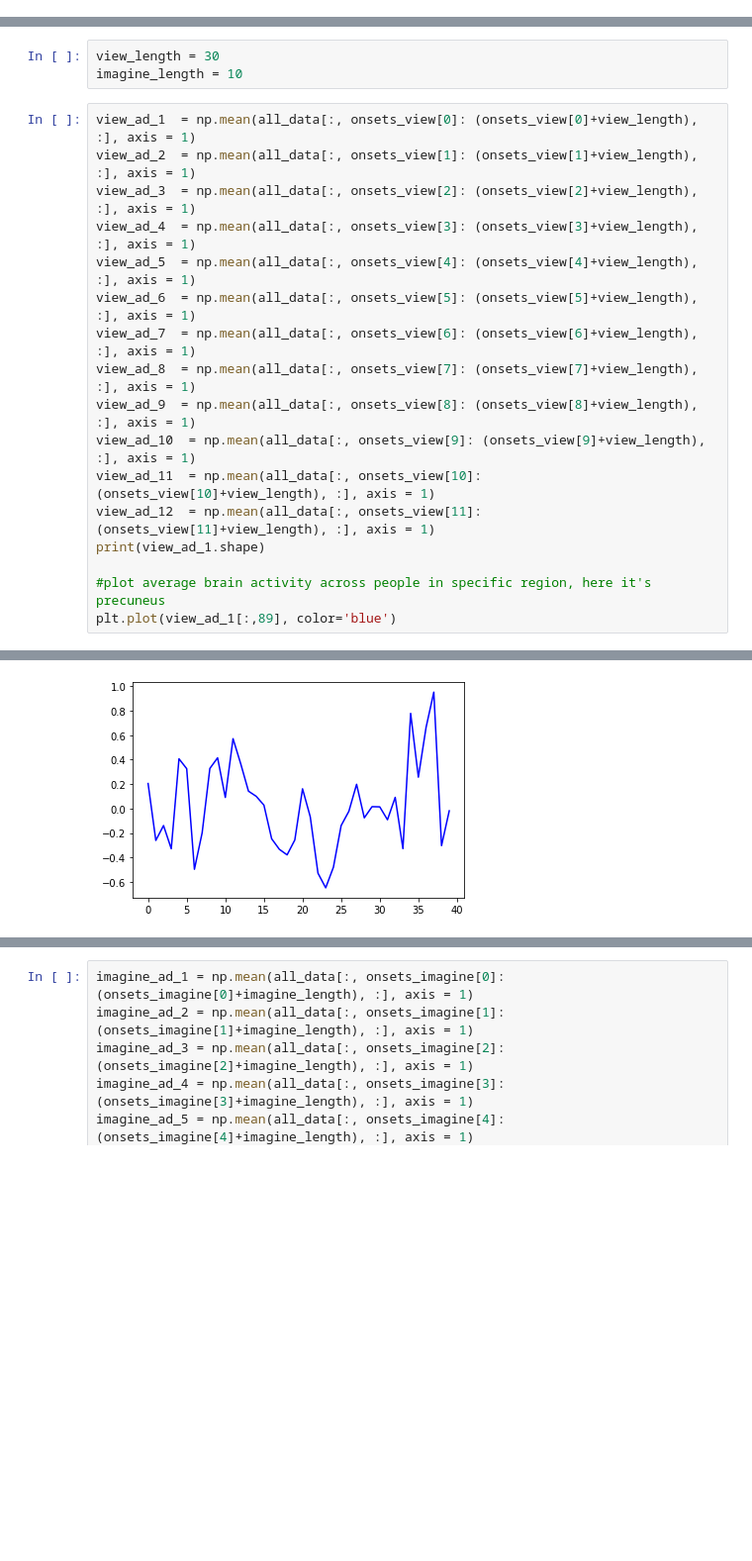
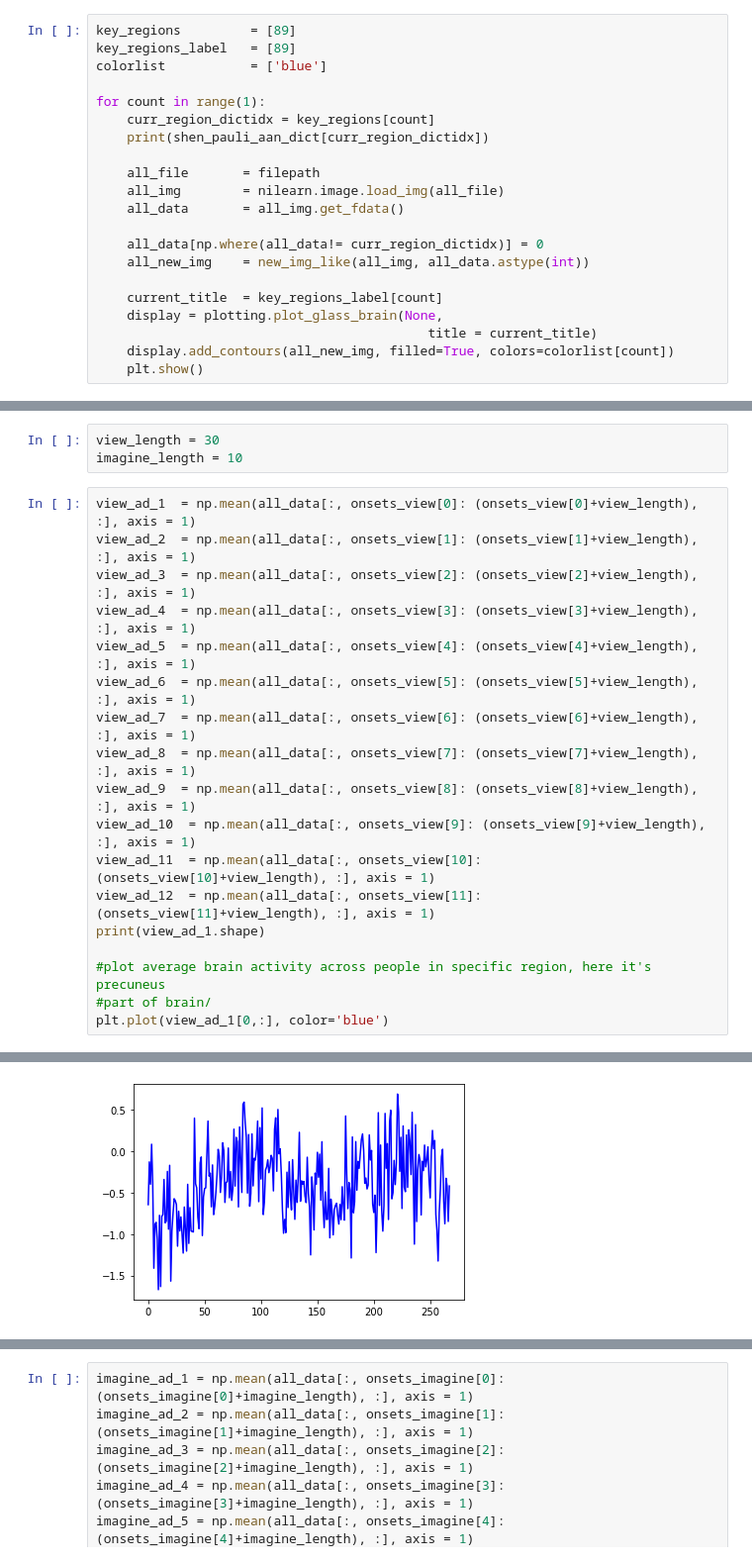
Before and after one commit to shelbywilcox/realcost_memory_isc, a Jupyter notebook: scripts/cmse_analysis_01.ipynb, the cells around one changed output, grey strips where cells are left out. Shown: that part at 99% size. Drawn from its saved outputs; the diff is of its cells as text; blank space fills up the shorter version.

```diff
--- a/scripts/cmse_analysis_01.ipynb
+++ b/scripts/cmse_analysis_01.ipynb
@@ -119,0 +140,21 @@ all_data.shape
+# %%
+key_regions         = [89]
+key_regions_label   = [89]
+colorlist           = ['blue']
+
+for count in range(1):
+    curr_region_dictidx = key_regions[count]
+    print(shen_pauli_aan_dict[curr_region_dictidx])
+
+    all_file       = filepath
+    all_img        = nilearn.image.load_img(all_file)
+    all_data       = all_img.get_fdata()
+
+    all_data[np.where(all_data!= curr_region_dictidx)] = 0
+    all_new_img    = new_img_like(all_img, all_data.astype(int))
+
+    current_title  = key_regions_label[count]
+    display = plotting.plot_glass_brain(None,
+                                           title = current_title)
+    display.add_contours(all_new_img, filled=True, colors=colorlist[count])
+    plt.show()
@@ -138,5 +212,6 @@ view_ad_12  = np.mean(all_data[:, onsets_view[11]: (onsets_view[11]+view_length)
 print(view_ad_1.shape)
 
 #plot average brain activity across people in specific region, here it's precuneus
-plt.plot(view_ad_1[:,89], color='blue')
+#part of brain/
+plt.plot(view_ad_1[0,:], color='blue')
 # %% [output]
@@ -144 +220 @@ plt.plot(view_ad_1[:,89], color='blue')
-[figure, old version]
+[figure, new version]
```
Also changed, not shown: parts of 11 cells of this notebook, 4 other files.
